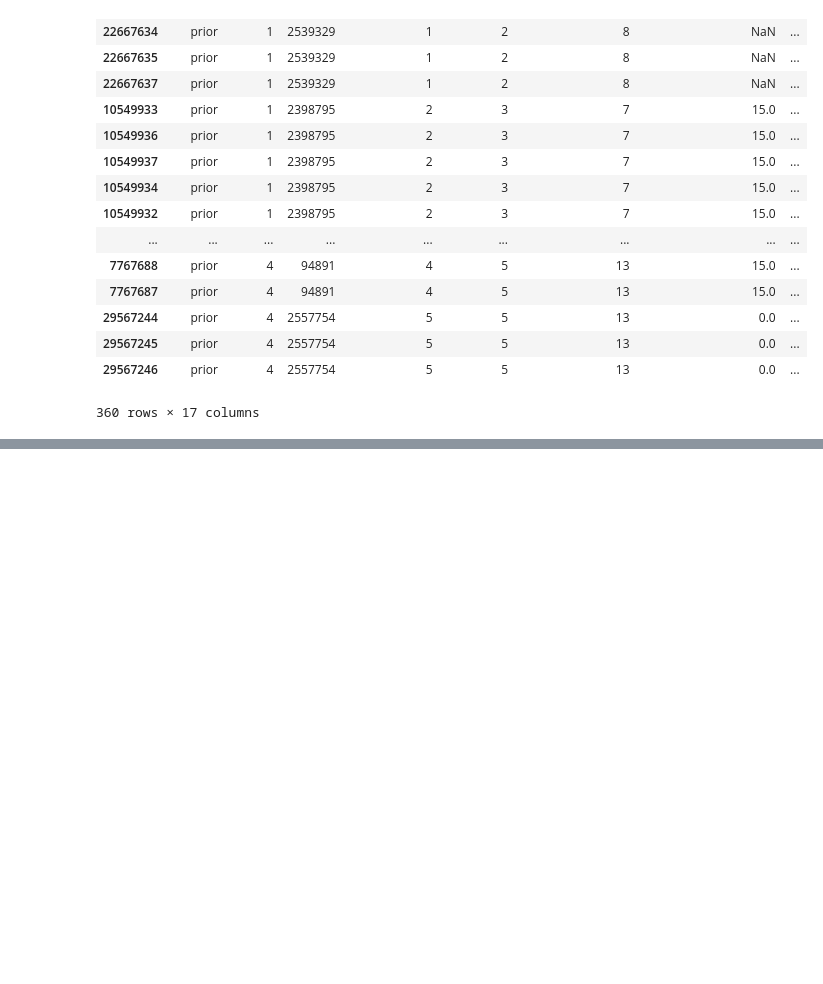
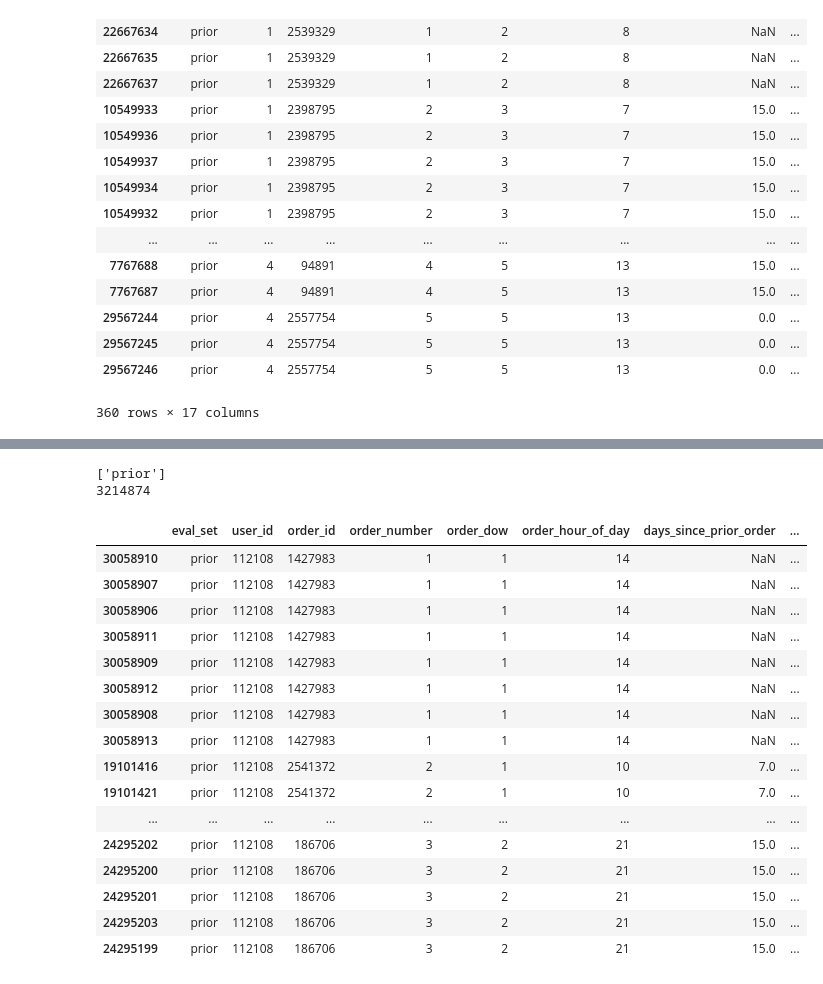
Before and after one commit to juemura/cs241, a Jupyter notebook: CS241 - Final Project.ipynb, the cells around one changed output, grey strips where cells are left out. Cells and saved outputs as stored; diff of their text form; code cells hidden in the pictures; blank space fills up the shorter version.

```diff
--- a/CS241 - Final Project.ipynb
+++ b/CS241 - Final Project.ipynb
@@ -277,0 +253,28 @@ plt.rcParams['ytick.labelsize'] = 12
+# %%
+print(prior_products_orders.eval_set.unique())
+#3421083
+print(len(prior_products_orders.order_id.unique()))
+# train = prior_products_orders.loc[prior_products_orders['eval_set'] == 'train']
+# train.head()
+
+prior_products_orders.loc[prior_products_orders['user_id'] == 112108].sort_values(['user_id', 'order_number', 'product_id', 'department_id', 'aisle_id'])
+# %% [output]
+['prior']
+3214874
+|  | eval_set | user_id | order_id | order_number | order_dow | order_hour_of_day | days_since_prior_order | ... |
+| 30058910 | prior | 112108 | 1427983 | 1 | 1 | 14 | NaN | ... |
+| 30058907 | prior | 112108 | 1427983 | 1 | 1 | 14 | NaN | ... |
+| 30058906 | prior | 112108 | 1427983 | 1 | 1 | 14 | NaN | ... |
+| 30058911 | prior | 112108 | 1427983 | 1 | 1 | 14 | NaN | ... |
+| 30058909 | prior | 112108 | 1427983 | 1 | 1 | 14 | NaN | ... |
+| 30058912 | prior | 112108 | 1427983 | 1 | 1 | 14 | NaN | ... |
+| 30058908 | prior | 112108 | 1427983 | 1 | 1 | 14 | NaN | ... |
+| 30058913 | prior | 112108 | 1427983 | 1 | 1 | 14 | NaN | ... |
+| 19101416 | prior | 112108 | 2541372 | 2 | 1 | 10 | 7.0 | ... |
+| 19101421 | prior | 112108 | 2541372 | 2 | 1 | 10 | 7.0 | ... |
+| ... | ... | ... | ... | ... | ... | ... | ... | ... |
+| 24295202 | prior | 112108 | 186706 | 3 | 2 | 21 | 15.0 | ... |
+| 24295200 | prior | 112108 | 186706 | 3 | 2 | 21 | 15.0 | ... |
+| 24295201 | prior | 112108 | 186706 | 3 | 2 | 21 | 15.0 | ... |
+| 24295203 | prior | 112108 | 186706 | 3 | 2 | 21 | 15.0 | ... |
+| 24295199 | prior | 112108 | 186706 | 3 | 2 | 21 | 15.0 | ... |
```
Also changed, not shown: parts of 24 cells of this notebook.
